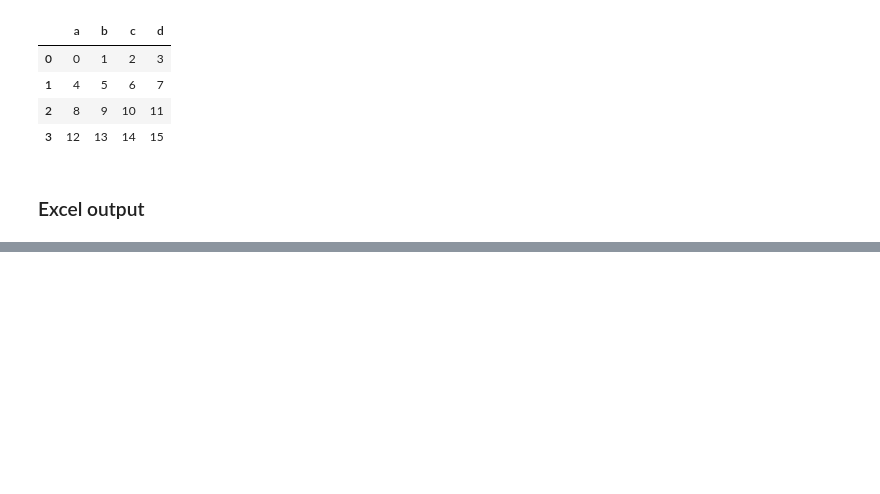
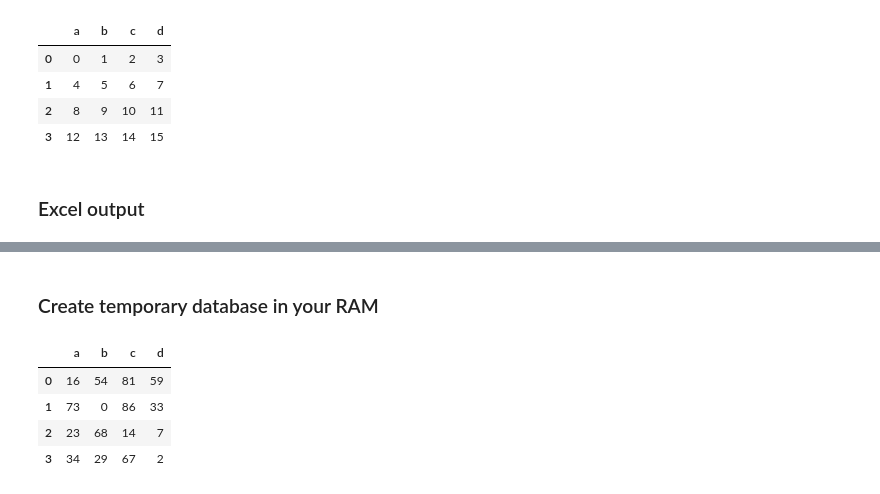
Before and after one commit to eslamwe/Pandas, a Jupyter notebook: pandas.ipynb, the cells around one changed output, grey strips where cells are left out. Cells and saved outputs as stored; diff of their text form; code cells hidden in the pictures; blank space fills up the shorter version.

```diff
--- a/pandas.ipynb
+++ b/pandas.ipynb
@@ -2331,0 +2353,2 @@ my_df.to_excel('example.xlsx', sheet_name='First_Sheet')
+# %% [markdown]
+### Create temporary database in your RAM
@@ -2331,0 +2359,9 @@ my_df.to_excel('example.xlsx', sheet_name='First_Sheet')
+# %%
+df = pd.DataFrame(np.random.randint(low=0, high=100, size=(4,4)), columns=['a','b','c','d'])
+df
+# %% [output]
+|  | a | b | c | d |
+| 0 | 16 | 54 | 81 | 59 |
+| 1 | 73 | 0 | 86 | 33 |
+| 2 | 23 | 68 | 14 | 7 |
+| 3 | 34 | 29 | 67 | 2 |
```
Also changed, not shown: parts of 8 cells of this notebook.
